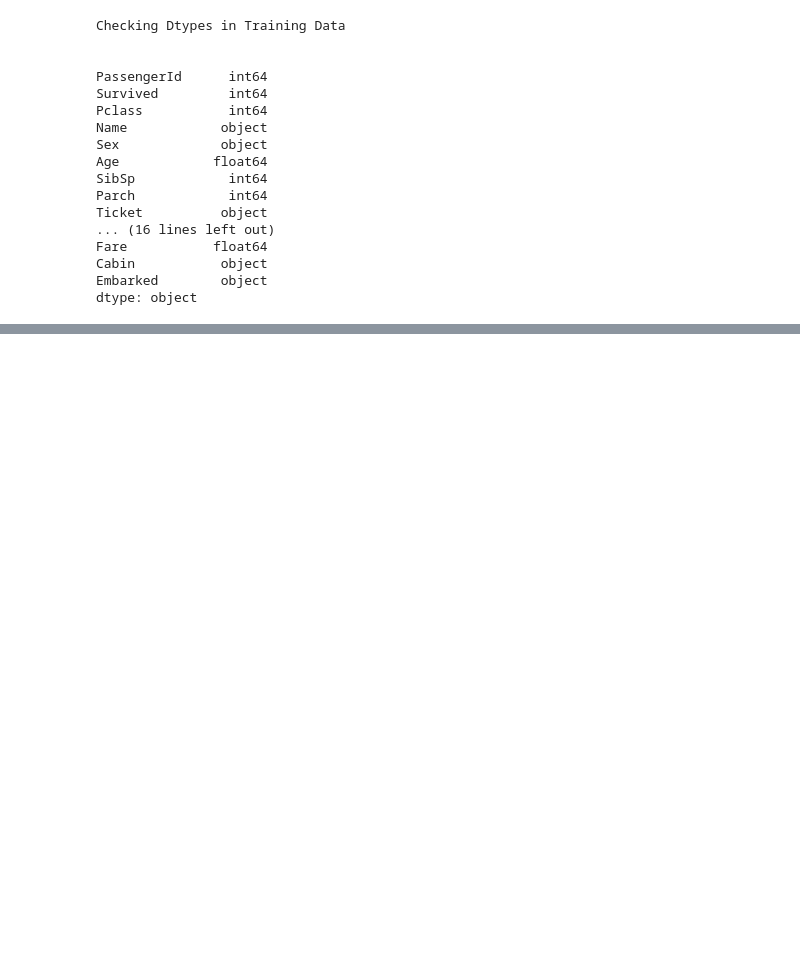
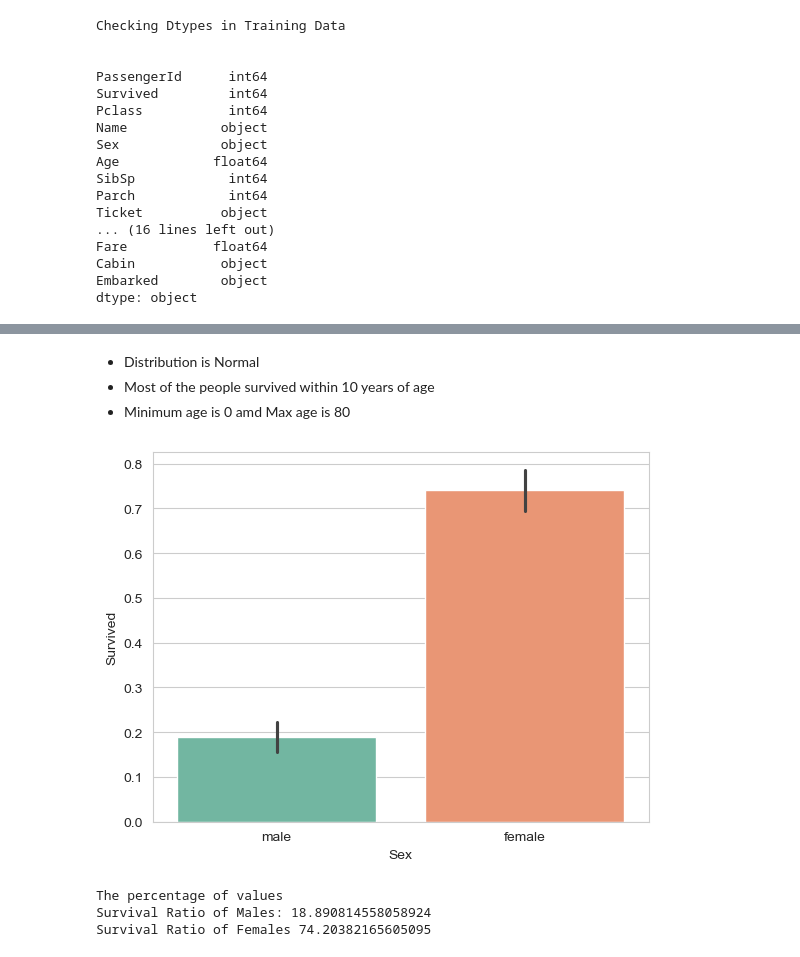
Before and after one commit to manishbhatia7/kaggle, a Jupyter notebook: input/titanic/notebook.ipynb, the cells around one changed output, grey strips where cells are left out. Saved outputs shown, nothing was run; the diff lists cells and outputs as text; code cells hidden in the pictures; blank space fills up the shorter version.

```diff
--- a/input/titanic/notebook.ipynb
+++ b/input/titanic/notebook.ipynb
@@ -121,0 +162,15 @@ dtype: object
+# %% [markdown]
+* Distribution is Normal
+* Most of the people survived within 10 years of age
+* Minimum age is 0 amd Max age is 80
+# %%
+sns.barplot(x='Sex',y='Survived',data=train_df,palette="Set2")
+plt.show()
+print("The percentage of values ")
+print("Survival Ratio of Males:",train_df["Survived"][train_df["Sex"]=="male"].value_counts(normalize=True)[1]*100)
+print("Survival Ratio of Females",train_df["Survived"][train_df["Sex"]=="female"].value_counts(normalize=True)[1]*100)
+# %% [output]
+[figure, added]
+The percentage of values
+Survival Ratio of Males: 18.890814558058924
+Survival Ratio of Females 74.20382165605095
```
Also changed, not shown: parts of 8 cells of this notebook.
